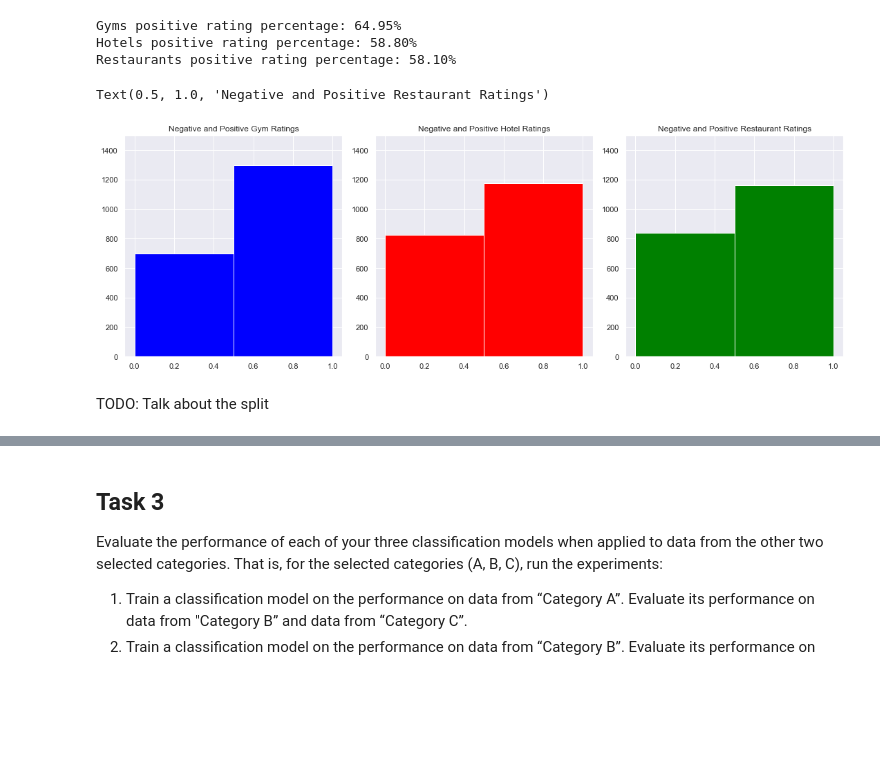
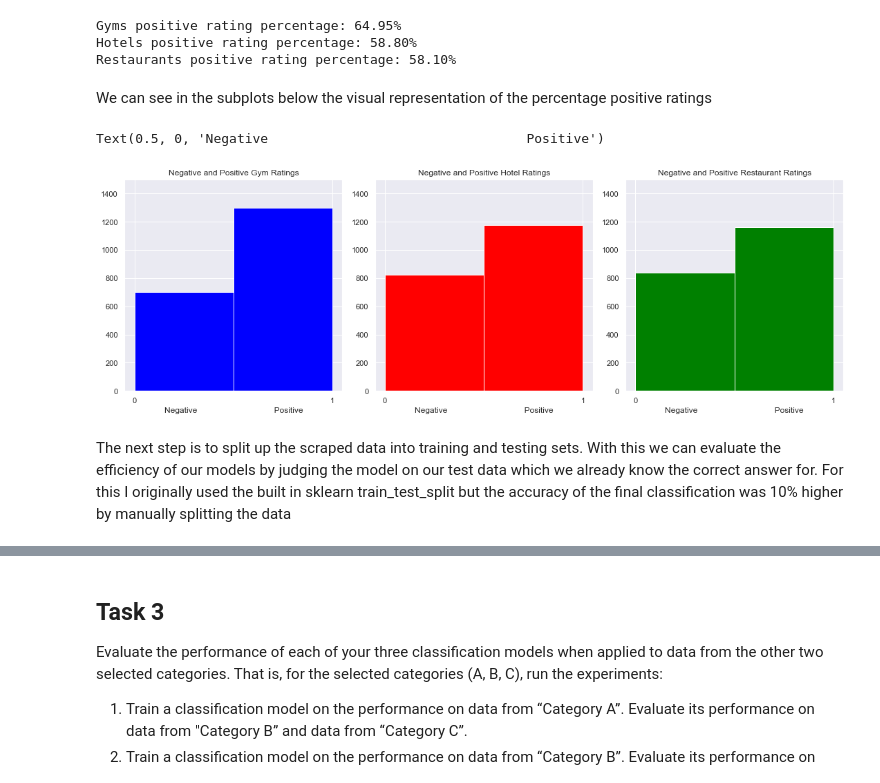
Before and after one commit to RyanJennings1/COMP41680, a Jupyter notebook: COMP41680 Project 2 - 19205824.ipynb, the cells around one changed output, grey strips where cells are left out. Saved outputs shown, nothing was run; the diff lists cells and outputs as text; code cells hidden in the pictures; blank space fills up the shorter version.

```diff
--- a/COMP41680 Project 2 - 19205824.ipynb
+++ b/COMP41680 Project 2 - 19205824.ipynb
@@ -148,18 +135,26 @@ print(f"Restaurants positive rating percentage: {rest_df.mean()[0]*100:.2f}%")
 Gyms positive rating percentage: 64.95%
 Hotels positive rating percentage: 58.80%
 Restaurants positive rating percentage: 58.10%
+# %% [markdown]
+We can see in the subplots below the visual representation of the percentage positive ratings
 # %%
 fig, (ax0, ax1, ax2) = plt.subplots(ncols=3, constrained_layout=True, figsize=(15, 5))
 gym_df['rating'].hist(ax=ax0, bins=2, color='blue')
 hotel_df['rating'].hist(ax=ax1, bins=2,color='red')
 rest_df['rating'].hist(ax=ax2, bins=2, color='green')
 
 ax0.set_ylim([0, 1500])
 ax1.set_ylim([0, 1500])
 ax2.set_ylim([0, 1500])
 ax0.set_title('Negative and Positive Gym Ratings')
 ax1.set_title('Negative and Positive Hotel Ratings')
 ax2.set_title('Negative and Positive Restaurant Ratings')
+ax0.set_xticks([0, 1])
+ax1.set_xticks([0, 1])
+ax2.set_xticks([0, 1])
+ax0.set_xlabel('Negative                                 Positive')
+ax1.set_xlabel('Negative                                 Positive')
+ax2.set_xlabel('Negative                                 Positive')
 # %% [output]
-Text(0.5, 1.0, 'Negative and Positive Restaurant Ratings')
+Text(0.5, 0, 'Negative                                 Positive')
-[figure, old version]
+[figure, new version]
@@ -168,5 +161,5 @@ Text(0.5, 1.0, 'Negative and Positive Restaurant Ratings')
-# %% [markdown]
-TODO: Talk about the split
+# %% [markdown]
+The next step is to split up the scraped data into training and testing sets. With this we can evaluate the efficiency of our models by judging the model on our test data which we already know the correct answer for. For this I originally used the built in sklearn train_test_split but the accuracy of the final classification was 10% higher by manually splitting the data
 # %%
 def split_data(dataframe: pd.DataFrame, train_size: float = 0.9) -> Tuple[pd.DataFrame, pd.DataFrame, pd.DataFrame, pd.DataFrame]:
     """
```
Also changed, not shown: parts of 22 cells of this notebook.
